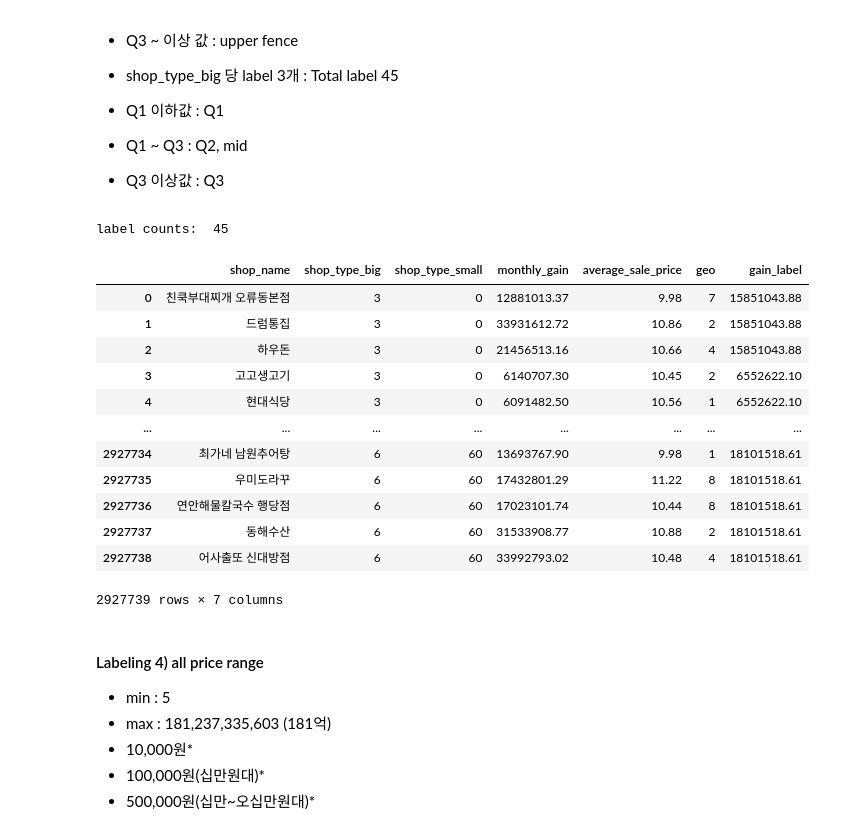
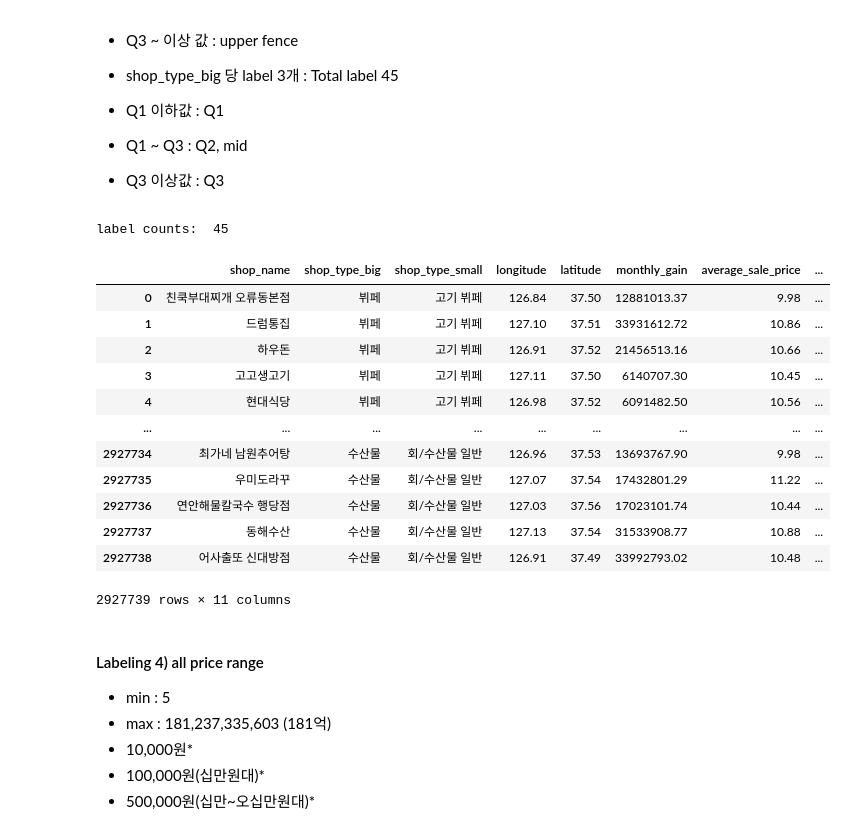
Before and after one commit to iDolphin99/Commerical_data_analysis, a Jupyter notebook: dolphin/baseline_classification_big_NLP.ipynb, the cells around one changed output. Saved outputs shown, nothing was run; the diff lists cells and outputs as text; code cells hidden in the pictures.

```diff
--- a/dolphin/baseline_classification_big_NLP.ipynb
+++ b/dolphin/baseline_classification_big_NLP.ipynb
@@ -162,0 +174,25 @@ print(le.classes_)
+# %%
+from urllib.request import urlopen
+from urllib import parse
+from urllib.request import Request
+from urllib.error import HTTPError
+from bs4 import BeautifulSoup
+import json
+
+client_id = "62f4cojr3a"
+client_pw = "KpcsCGeiMg8MvK33D6tm90T117fYw0bxjzGKkDWl"
+api_url = 'https://naveropenapi.apigw.ntruss.com/map-reversegeocode/v2/gc'
+naver_headers = {"X-NCP-APIGW-API-KEY-ID": client_id, "X-NCP-APIGW-API-KEY": client_pw}
+
+longitude = processed_data['longitude'].iloc[:1427739]
+latitude = processed_data['latitude'].iloc[:1427739]
+addr_list = []
+road_list = []
+address = []
+# %%
+for x, y in zip(longitude, latitude) :
+    gc_url = "?request=coordsToaddr&coords=" + str(x) + "," + str(y) + "&sourcecrs=epsg:4326&orders=addr,roadaddr&output=json"
+    sum_url = naver_url+gc_url
+    naver_api = requests.get(sum_url,headers=naver_headers)
+    results = json.loads(naver_api.text)
+    address.append(results)
@@ -176,5 +214,6 @@ processed_data['geo'] = kmeans.labels_
 sns.scatterplot(x='longitude' , y='latitude', hue="geo", data=processed_data, palette="Paired")
 plt.title('k-mean')
 
-processed_data = processed_data.drop(['longitude', 'latitude'], axis=1)
+# NLP 처리를 위해서 featrue drop은 생략합니다!
+#processed_data = processed_data.drop(['longitude', 'latitude'], axis=1)
 # %% [output]
@@ -266,5 +306,5 @@ labeled_data
 # %%
-group_big_gain = labeled_data[['shop_type_big','monthly_gain']].groupby('shop_type_big')
+group_big_gain = labeled_data[['shop_type_big_label','monthly_gain']].groupby('shop_type_big_label')
 df_group_big_gain = group_big_gain.describe().droplevel(axis=1,level=0)
 
 # monthly_gain을 shop_type_big 분야별로 정렬하여 출력
@@ -457,44 +497,44 @@ labeled_data
 - Q3 이상값 : Q3
 # %%
 def get_pricelist(i, data) :
-    df = data[['shop_type_big','monthly_gain']].groupby('shop_type_big')
+    df = data[['shop_type_big_label','monthly_gain']].groupby('shop_type_big_label')
     Q1 = df.get_group(i)['monthly_gain'].quantile(0.25)
     Q2 = df.get_group(i)['monthly_gain'].quantile(0.5)
     Q3 = df.get_group(i)['monthly_gain'].quantile(0.75)
     IQR = Q3 - Q1
     lower_fence = Q1 - (1.5 * IQR)
     upper_fence = Q3 + (1.5 * IQR)
     if lower_fence <= 0 : lower_fence = 0
 
     return lower_fence, Q1, Q2, Q3, upper_fence
 
 def labeling(data) :
     for i in range(0,15) :
         lower_fence, Q1, Q2, Q3, upper_fence = get_pricelist(i, data)
-        prices = data.loc[(data.shop_type_big == i), 'monthly_gain']
+        prices = data.loc[(data.shop_type_big_label == i), 'monthly_gain']
         #prices = prices.apply(lambda x: lower_fence if x < Q1 else (upper_fence if x > Q3 else Q2))
         prices = prices.apply(lambda x : Q1 if x < Q1 else (Q3 if x > Q3 else Q2))
-        data.loc[(data.shop_type_big == i), 'gain_label'] = prices
+        data.loc[(data.shop_type_big_label == i), 'gain_label'] = prices
     return data
 
 labeled_data = labeling(labeled_data)
 print("label counts: ", labeled_data['gain_label'].nunique())
 labeled_data
 # %% [output]
 label counts:  45
-|  | shop_name | shop_type_big | shop_type_small | monthly_gain | average_sale_price | geo | gain_label |
-| 0 | 친쿡부대찌개 오류동본점 | 3 | 0 | 12881013.37 | 9.98 | 7 | 15851043.88 |
-| 1 | 드럼통집 | 3 | 0 | 33931612.72 | 10.86 | 2 | 15851043.88 |
-| 2 | 하우돈 | 3 | 0 | 21456513.16 | 10.66 | 4 | 15851043.88 |
-| 3 | 고고생고기 | 3 | 0 | 6140707.30 | 10.45 | 2 | 6552622.10 |
-| 4 | 현대식당 | 3 | 0 | 6091482.50 | 10.56 | 1 | 6552622.10 |
-| ... | ... | ... | ... | ... | ... | ... | ... |
-| 2927734 | 최가네 남원추어탕 | 6 | 60 | 13693767.90 | 9.98 | 1 | 18101518.61 |
-| 2927735 | 우미도라꾸 | 6 | 60 | 17432801.29 | 11.22 | 8 | 18101518.61 |
-| 2927736 | 연안해물칼국수 행당점 | 6 | 60 | 17023101.74 | 10.44 | 8 | 18101518.61 |
-| 2927737 | 동해수산 | 6 | 60 | 31533908.77 | 10.88 | 2 | 18101518.61 |
-| 2927738 | 어사출또 신대방점 | 6 | 60 | 33992793.02 | 10.48 | 4 | 18101518.61 |
+|  | shop_name | shop_type_big | shop_type_small | longitude | latitude | monthly_gain | average_sale_price | ... |
+| 0 | 친쿡부대찌개 오류동본점 | 뷔페 | 고기 뷔페 | 126.84 | 37.50 | 12881013.37 | 9.98 | ... |
+| 1 | 드럼통집 | 뷔페 | 고기 뷔페 | 127.10 | 37.51 | 33931612.72 | 10.86 | ... |
+| 2 | 하우돈 | 뷔페 | 고기 뷔페 | 126.91 | 37.52 | 21456513.16 | 10.66 | ... |
+| 3 | 고고생고기 | 뷔페 | 고기 뷔페 | 127.11 | 37.50 | 6140707.30 | 10.45 | ... |
+| 4 | 현대식당 | 뷔페 | 고기 뷔페 | 126.98 | 37.52 | 6091482.50 | 10.56 | ... |
+| ... | ... | ... | ... | ... | ... | ... | ... | ... |
+| 2927734 | 최가네 남원추어탕 | 수산물 | 회/수산물 일반 | 126.96 | 37.53 | 13693767.90 | 9.98 | ... |
+| 2927735 | 우미도라꾸 | 수산물 | 회/수산물 일반 | 127.07 | 37.54 | 17432801.29 | 11.22 | ... |
+| 2927736 | 연안해물칼국수 행당점 | 수산물 | 회/수산물 일반 | 127.03 | 37.56 | 17023101.74 | 10.44 | ... |
+| 2927737 | 동해수산 | 수산물 | 회/수산물 일반 | 127.13 | 37.54 | 31533908.77 | 10.88 | ... |
+| 2927738 | 어사출또 신대방점 | 수산물 | 회/수산물 일반 | 126.91 | 37.49 | 33992793.02 | 10.48 | ... |
-2927739 rows × 7 columns
+2927739 rows × 11 columns
 # %% [markdown]
 #### Labeling 4) all price range
 - min : 5
```
Also changed, not shown: parts of 20 cells of this notebook.
